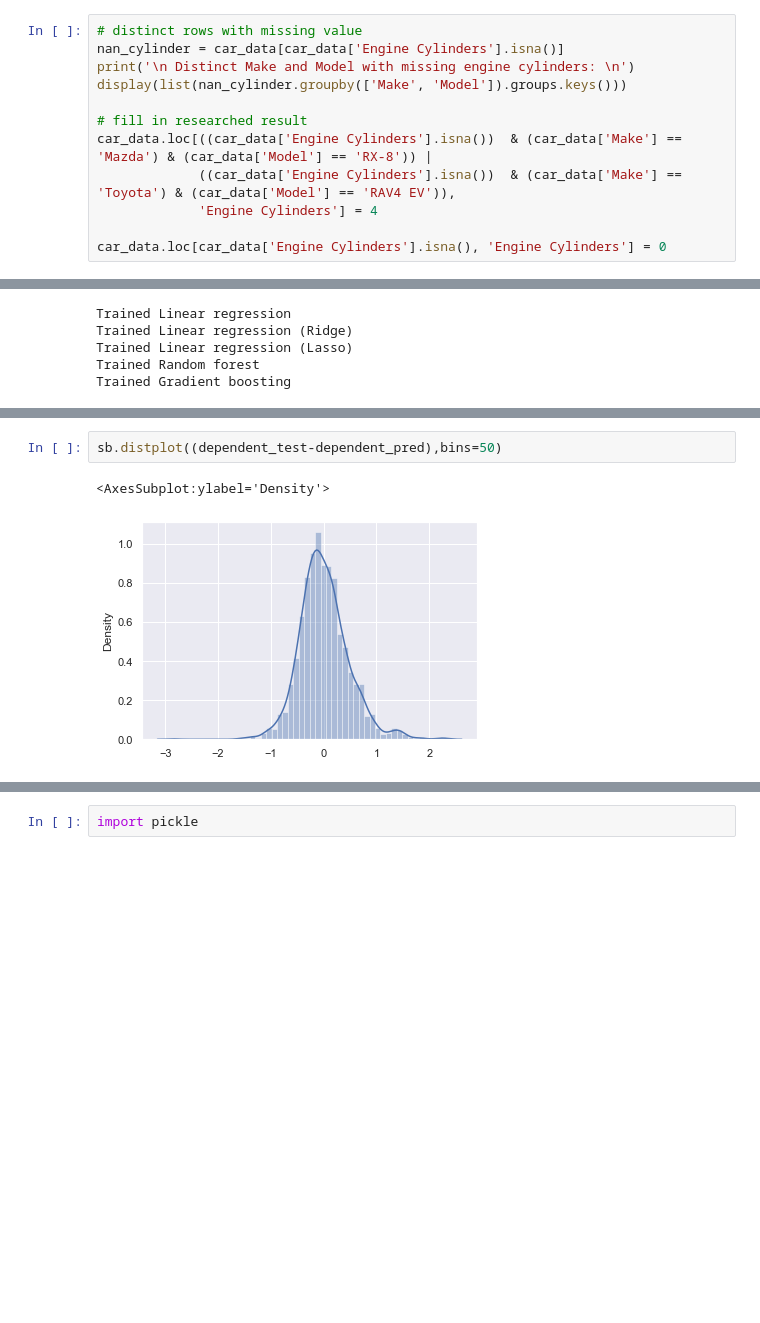
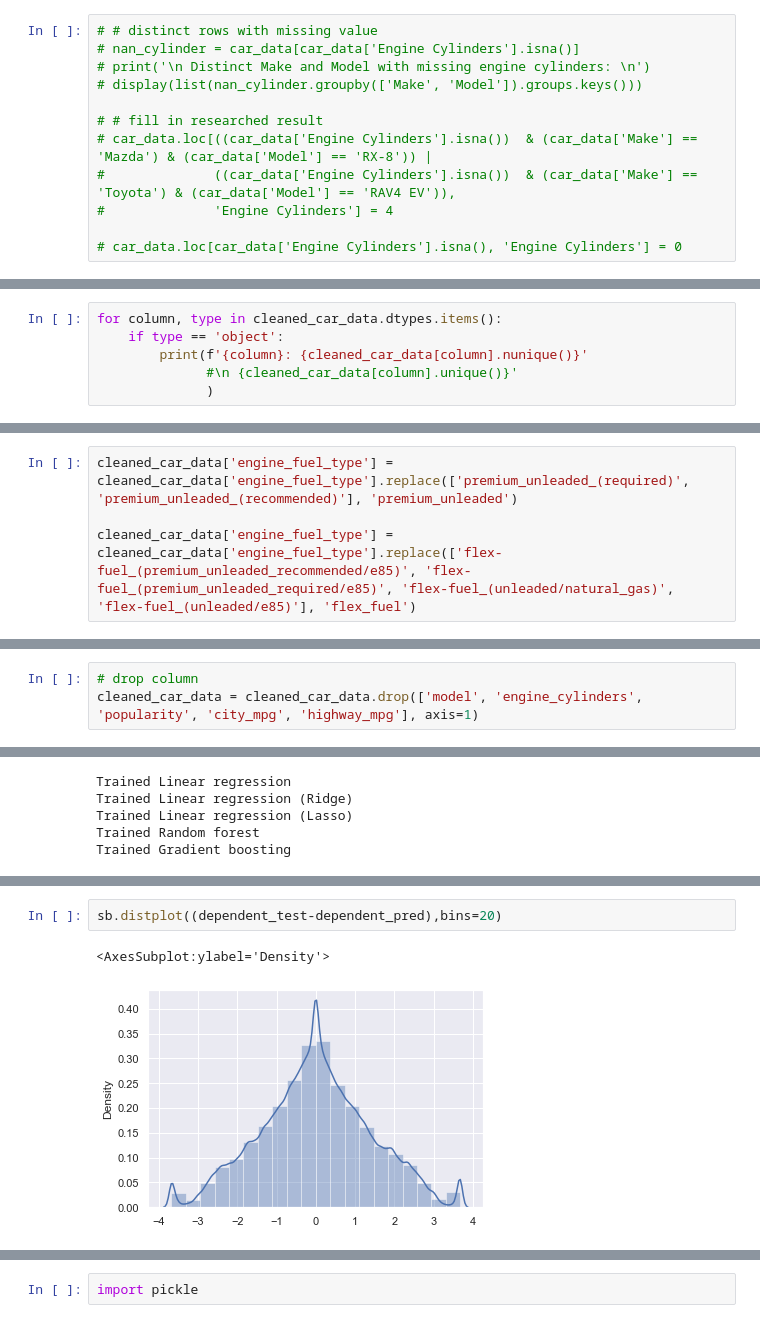
Before and after one commit to toludoyin/car-price-prediction, a Jupyter notebook: car_price_analysis_model.ipynb, the cells around one changed output, grey strips where cells are left out. Drawn from its saved outputs; the diff is of its cells as text; blank space fills up the shorter version.

```diff
--- a/car_price_analysis_model.ipynb
+++ b/car_price_analysis_model.ipynb
@@ -169,14 +167,14 @@ For **Chevrolet Bolt EV** it is an electric vehicle and does not use an engine c
 
 **Mitsubishi i-MiEV** no record of number of cylinder according to [here](http://www.motortrend.com/cars/mitsubishi/i-miev/)
 # %%
-# distinct rows with missing value
-nan_cylinder = car_data[car_data['Engine Cylinders'].isna()]
-print('\n Distinct Make and Model with missing engine cylinders: \n')
-display(list(nan_cylinder.groupby(['Make', 'Model']).groups.keys()))
+# # distinct rows with missing value
+# nan_cylinder = car_data[car_data['Engine Cylinders'].isna()]
+# print('\n Distinct Make and Model with missing engine cylinders: \n')
+# display(list(nan_cylinder.groupby(['Make', 'Model']).groups.keys()))
 
-# fill in researched result
-car_data.loc[((car_data['Engine Cylinders'].isna())  & (car_data['Make'] == 'Mazda') & (car_data['Model'] == 'RX-8')) |
-             ((car_data['Engine Cylinders'].isna())  & (car_data['Make'] == 'Toyota') & (car_data['Model'] == 'RAV4 EV')),
-             'Engine Cylinders'] = 4
+# # fill in researched result
+# car_data.loc[((car_data['Engine Cylinders'].isna())  & (car_data['Make'] == 'Mazda') & (car_data['Model'] == 'RX-8')) |
+#              ((car_data['Engine Cylinders'].isna())  & (car_data['Make'] == 'Toyota') & (car_data['Model'] == 'RAV4 EV')),
+#              'Engine Cylinders'] = 4
 
-car_data.loc[car_data['Engine Cylinders'].isna(), 'Engine Cylinders'] = 0
+# car_data.loc[car_data['Engine Cylinders'].isna(), 'Engine Cylinders'] = 0
@@ -361,0 +346,6 @@ After removing outliers:
+# %%
+for column, type in cleaned_car_data.dtypes.items():
+    if type == 'object':
+        print(f'{column}: {cleaned_car_data[column].nunique()}'
+              #\n {cleaned_car_data[column].unique()}'
+              )
@@ -361,0 +360,4 @@ After removing outliers:
+# %%
+cleaned_car_data['engine_fuel_type'] = cleaned_car_data['engine_fuel_type'].replace(['premium_unleaded_(required)', 'premium_unleaded_(recommended)'], 'premium_unleaded')
+
+cleaned_car_data['engine_fuel_type'] = cleaned_car_data['engine_fuel_type'].replace(['flex-fuel_(premium_unleaded_recommended/e85)', 'flex-fuel_(premium_unleaded_required/e85)', 'flex-fuel_(unleaded/natural_gas)', 'flex-fuel_(unleaded/e85)'], 'flex_fuel')
@@ -361,0 +372,3 @@ After removing outliers:
+# %%
+# drop column
+cleaned_car_data = cleaned_car_data.drop(['model', 'engine_cylinders', 'popularity', 'city_mpg', 'highway_mpg'], axis=1)
@@ -497,5 +524,5 @@ Text(0, 0.5, 'Predicted Values')
 # %%
-sb.distplot((dependent_test-dependent_pred),bins=50)
+sb.distplot((dependent_test-dependent_pred),bins=20)
 # %% [output]
 <AxesSubplot:ylabel='Density'>
-[figure, old version]
+[figure, new version]
```
Also changed, not shown: parts of 18 cells of this notebook.
